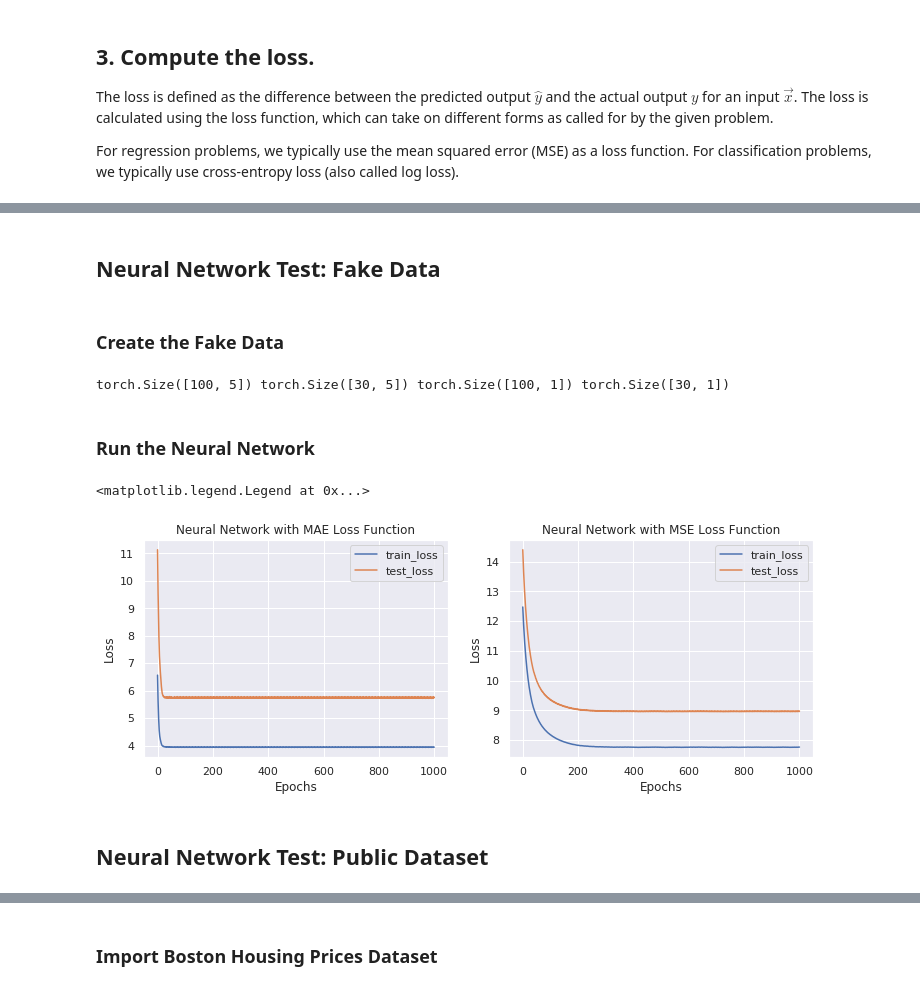
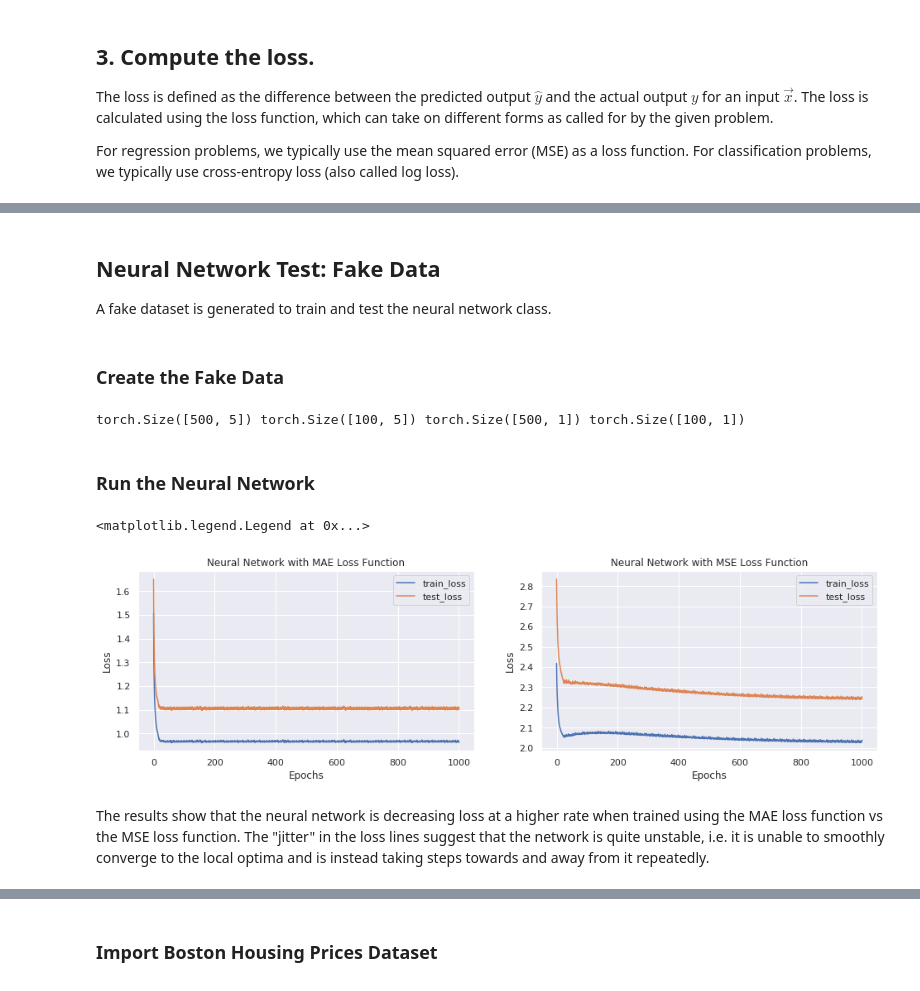
Before and after one commit to hueyning/DeepLearningTutorial, a Jupyter notebook: DL_Assignment_1.ipynb, the cells around one changed output, grey strips where cells are left out. Drawn from its saved outputs; the diff is of its cells as text; code cells hidden in the pictures.

Commit message:
updated the neural network class

```diff
--- a/DL_Assignment_1.ipynb
+++ b/DL_Assignment_1.ipynb
@@ -159,7 +169,7 @@ class NeuralNetwork:
 
     Inputs:
 
-      layers (MAT)
+      layers (ARR)
 
         - Defines the architecture of the neural network.
         - The array should contain sub-arrays that represent the network layers, so that
@@ -214,12 +224,12 @@ class NeuralNetwork:
 
     Inputs:
 
-      layer_input (MAT)
+      layer_input (ARR)
         The layer inputs.
 
     Outputs:
 
-      layer_output (MAT)
+      layer_output (ARR)
         The output of the final layer.
 
     '''
@@ -249,10 +259,10 @@ class NeuralNetwork:
 
     Inputs:
 
-      output (MAT)
+      output (ARR)
         The predicted y values, i.e. final layer outputs.
 
-      y_true (MAT)
+      y_true (ARR)
         The true y values.
 
     '''
@@ -279,7 +289,7 @@ class NeuralNetwork:
 
     Inputs:
 
-      layer_input (MAT)
+      layer_input (ARR)
         The initial input of the first layer, aka the "X" data.
 
     '''
@@ -368,6 +423,8 @@ def run_nn(NN, X_train, y_train, X_test, y_test, epochs = 1000, disp = False):
   return running_train_loss, running_test_loss
 # %% [markdown]
 ## Neural Network Test: Fake Data
+
+A fake dataset is generated to train and test the neural network class.
 # %% [markdown]
 ### Create the Fake Data
 # %%
@@ -377,16 +434,16 @@ def f(x):
   return torch.mean(x, dim=1)**2 + torch.mean(x, dim=1) + np.random.normal(0, 0.05)
 
 # train set
-X_train = torch.randn(100, 5)
+X_train = torch.randn(500, 5)
 y_train = f(X_train).reshape(-1, 1)
 
 # test set
-X_test = torch.randn(30, 5)
+X_test = torch.randn(100, 5)
 y_test = f(X_test).reshape(-1, 1)
 
 print(X_train.shape, X_test.shape, y_train.shape, y_test.shape)
 # %% [output]
-torch.Size([100, 5]) torch.Size([30, 5]) torch.Size([100, 1]) torch.Size([30, 1])
+torch.Size([500, 5]) torch.Size([100, 5]) torch.Size([500, 1]) torch.Size([100, 1])
 # %% [markdown]
 ### Run the Neural Network
 # %%
@@ -412,26 +469,26 @@ MSE_NN = NeuralNetwork(layers = torch.tensor([[input_s, hidden_s],[hidden_s, out
 MAE_train_loss, MAE_test_loss = run_nn(MAE_NN, X_train, y_train, X_test, y_test, epochs = 1000)
 MSE_train_loss, MSE_test_loss = run_nn(MSE_NN, X_train, y_train, X_test, y_test, epochs = 1000)
 # %%
-plt.figure(figsize=(12, 4))
+plt.figure(figsize=(16, 4))
 
 epochs = 1000
 plt.subplot(1,2,1)
 plt.title('Neural Network with MAE Loss Function')
 plt.plot(np.linspace(0,epochs,epochs), MAE_train_loss, label='train_loss')
 plt.plot(np.linspace(0,epochs,epochs), MAE_test_loss, label='test_loss')
 plt.xlabel('Epochs')
 plt.ylabel('Loss')
 plt.legend()
 
 plt.subplot(1,2,2)
 plt.title('Neural Network with MSE Loss Function')
 plt.plot(np.linspace(0,epochs,epochs), MSE_train_loss, label='train_loss')
 plt.plot(np.linspace(0,epochs,epochs), MSE_test_loss, label='test_loss')
 plt.xlabel('Epochs')
 plt.ylabel('Loss')
 plt.legend()
 # %% [output]
 <matplotlib.legend.Legend at 0x...>
-[figure, old version]
+[figure, new version]
-# %% [markdown]
-## Neural Network Test: Public Dataset
+# %% [markdown]
+The results show that the neural network is decreasing loss at a higher rate when trained using the MAE loss function vs the MSE loss function. The "jitter" in the loss lines suggest that the network is quite unstable, i.e. it is unable to smoothly converge to the local optima and is instead taking steps towards and away from it repeatedly.
```
Also changed, not shown: parts of 20 cells of this notebook.
